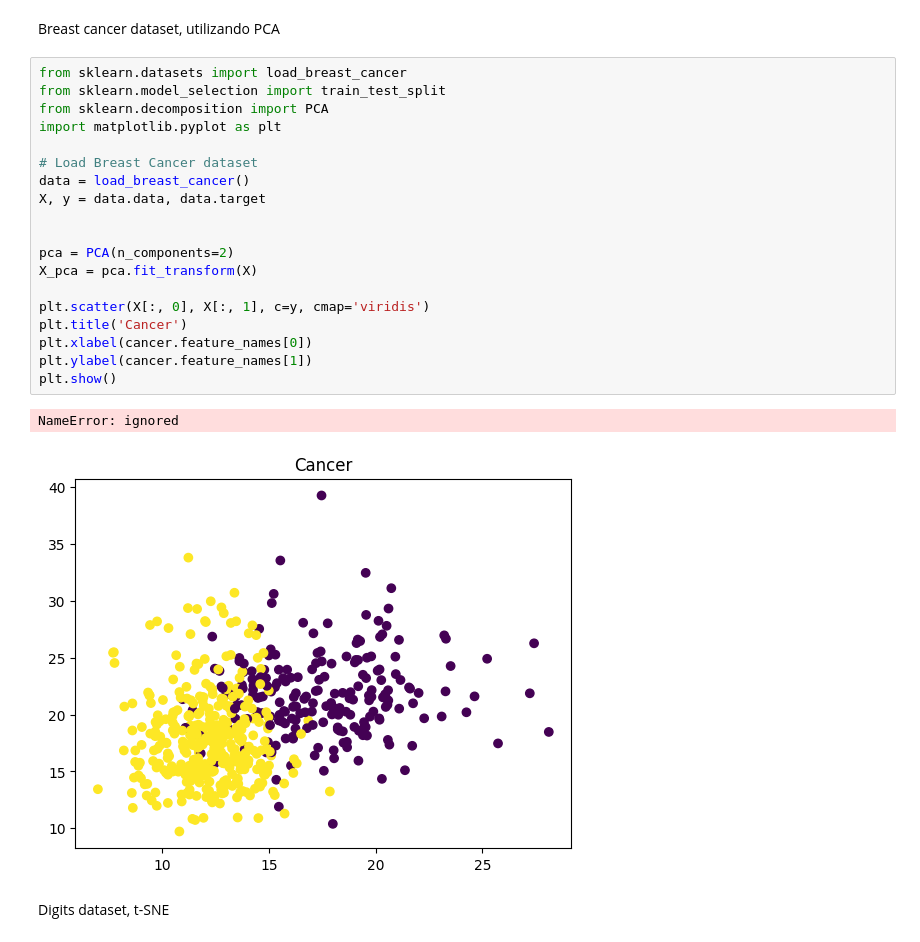
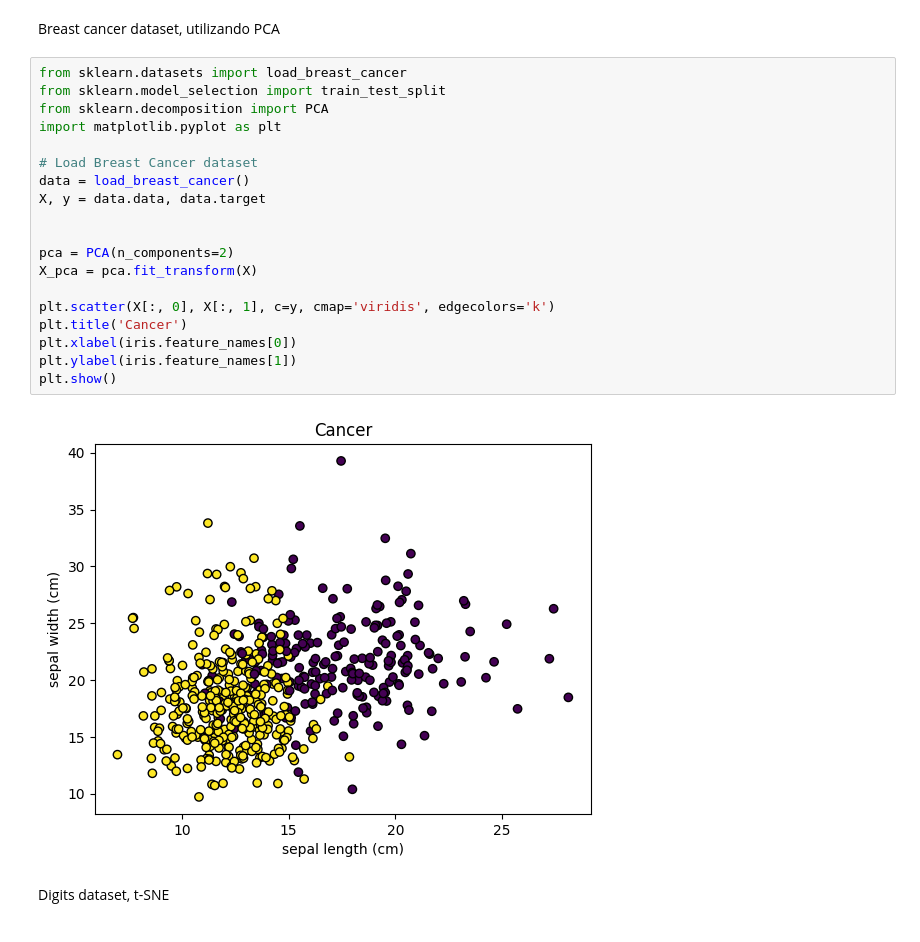
Before and after one commit to addyQB/InteligenciaArtificial, a Jupyter notebook: Clase_2_Aprendizaje_no_supervisado.ipynb, the cells around one changed output. Cells and saved outputs as stored; diff of their text form.

```diff
--- a/Clase_2_Aprendizaje_no_supervisado.ipynb
+++ b/Clase_2_Aprendizaje_no_supervisado.ipynb
@@ -292,25 +292,24 @@ Breast cancer dataset, utilizando PCA
 # %%
 from sklearn.datasets import load_breast_cancer
 from sklearn.model_selection import train_test_split
 from sklearn.decomposition import PCA
 import matplotlib.pyplot as plt
 
 # Load Breast Cancer dataset
 data = load_breast_cancer()
 X, y = data.data, data.target
 
 
 pca = PCA(n_components=2)
 X_pca = pca.fit_transform(X)
 
-plt.scatter(X[:, 0], X[:, 1], c=y, cmap='viridis')
+plt.scatter(X[:, 0], X[:, 1], c=y, cmap='viridis', edgecolors='k')
 plt.title('Cancer')
-plt.xlabel(cancer.feature_names[0])
-plt.ylabel(cancer.feature_names[1])
+plt.xlabel(iris.feature_names[0])
+plt.ylabel(iris.feature_names[1])
 plt.show()
 # %% [output]
-NameError: ignored
-[figure, old version]
+[figure, new version]
 # %% [markdown]
 Digits dataset,  t-SNE
 # %%
```
Also changed, not shown: parts of 14 cells of this notebook.
